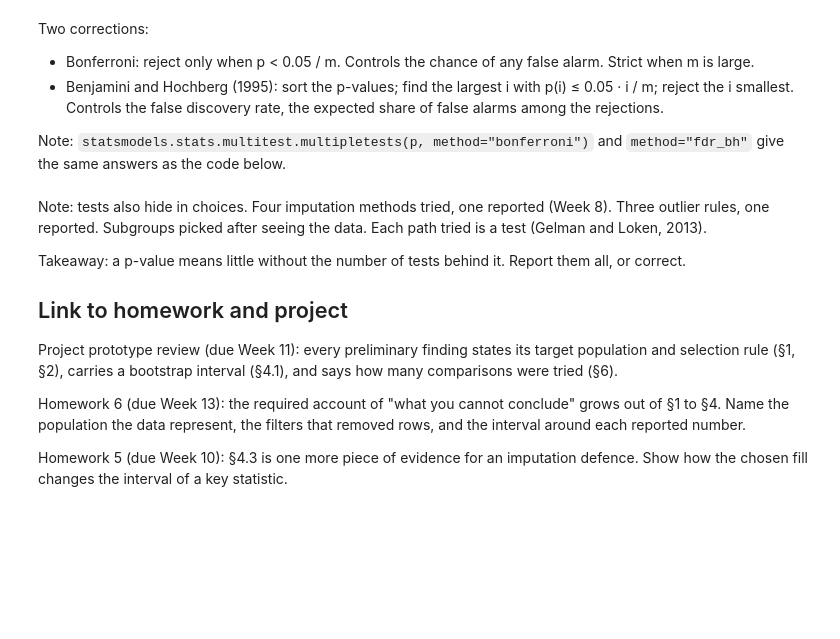
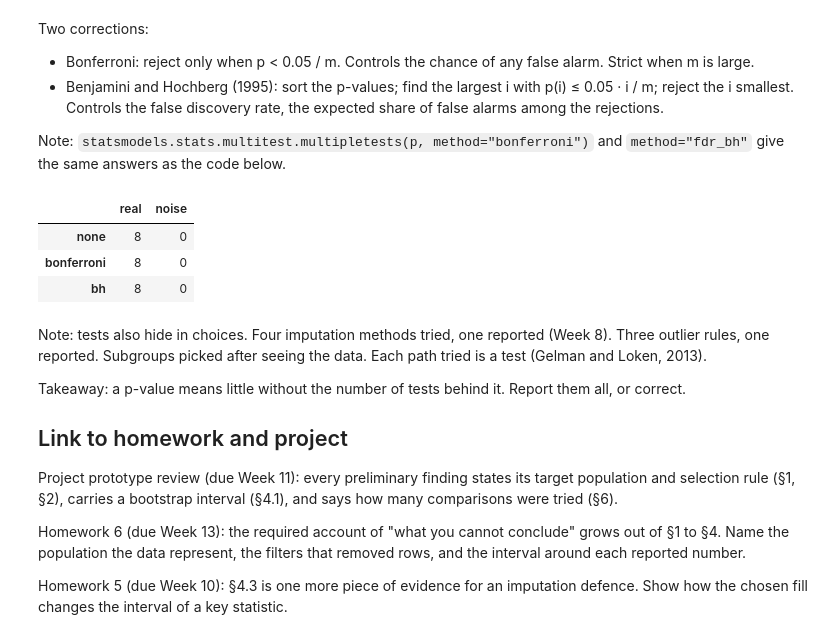
Before and after one commit to Hritvikk23/Quiz6, a Jupyter notebook: week09_sampling_inference.ipynb, the cells around one changed output. Drawn from its saved outputs; the diff is of its cells as text; code cells hidden in the pictures; blank space fills up the shorter version.

```diff
--- a/week09_sampling_inference.ipynb
+++ b/week09_sampling_inference.ipynb
@@ -492,3 +582,16 @@ ModuleNotFoundError: No module named 'scipy'
 #   Count p < 0.05 separately for the 8 real columns and the 20 noise columns.
 # Expected output: all 8 real columns below 0.05. Noise: about 1 (0 to 3 is common).
 # YOUR CODE HERE
+
+
+# Exercise 6.1
+
+
+pvals = pd.Series({col:welch_p(wide[col]) for col in TEST_COLS})
+
+
+realp = pvals[FEATURES]
+noisep = pvals[list(noise.columns)]
+
+print((realp<0.05).sum())
+print((noisep<0.05).sum())
@@ -499,3 +605,13 @@ ModuleNotFoundError: No module named 'scipy'
 #   and record whether any p < 0.05. Report the share of rounds with at least one false alarm.
 # Expected output: about 0.64.
 # YOUR CODE HERE
+
+y1= (y==1).to_numpy()
+alarm = []
+
+for _ in range(1000):
+    Z = noise_rng.normal(size=(768,20))
+    p = stats.ttest_ind(Z[y1], Z[~y1], axis=0, equal_var=False).pvalue
+    alarm.append((p<0.05).any())
+
+print(round(np.mean(alarm),3))
@@ -519,10 +637,31 @@ def bh_reject(p, alpha=0.05):
 # %%
 # Exercise 6.3
 # Task: apply Bonferroni (pvals < 0.05 / len(pvals)) and bh_reject(pvals) to the 6.1 p-values.
 #   Table: rows none, bonferroni, bh; columns real, noise; entries = number of rejections.
 # Expected output: noise falls to 0 under both corrections (almost always).
 #   All or nearly all real columns survive.
 # YOUR CODE HERE
+
+n = len(pvals)
+methods = {
+    "none": pvals <0.05,
+    "bonferroni":pvals<0.05/n,
+    "bh": pd.Series(bh_reject(pvals), index=pvals.index),
+}
+
+table = pd.DataFrame({
+    name: {
+        "real":rejected[FEATURES].sum(),
+        "noise":rejected[list(noise.columns)].sum(),
+    }
+    for name, rejected in methods.items()
+}).T
+table
+# %% [output]
+|  | real | noise |
+| none | 8 | 0 |
+| bonferroni | 8 | 0 |
+| bh | 8 | 0 |
 # %% [markdown]
 Note: tests also hide in choices. Four imputation methods tried, one reported (Week 8). Three outlier rules, one reported.
 Subgroups picked after seeing the data. Each path tried is a test (Gelman and Loken, 2013).
```
Also changed, not shown: parts of 14 cells of this notebook.
